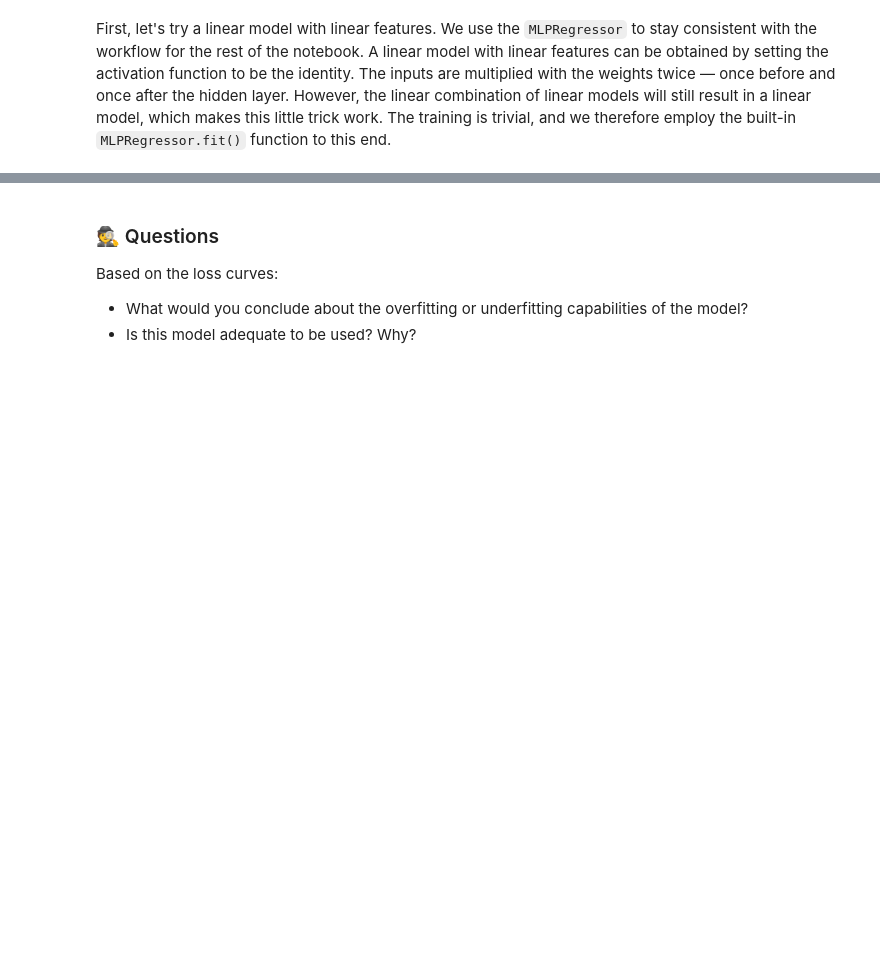
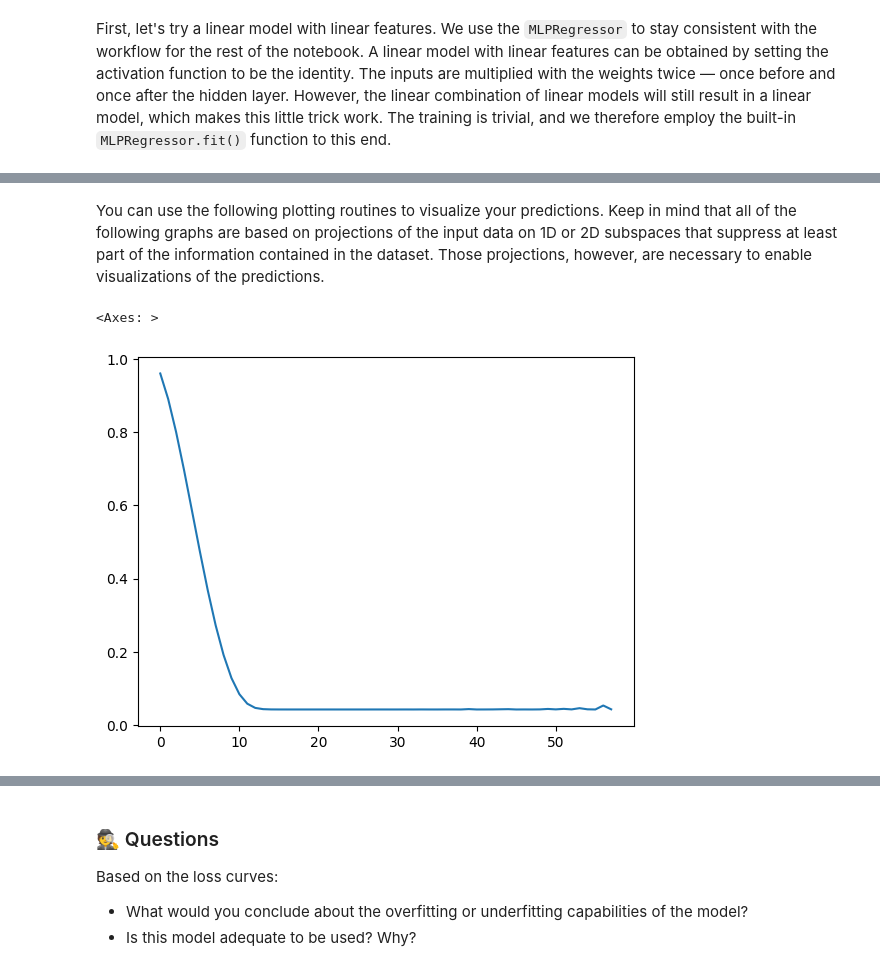
Before and after one commit to alextremo0205/MUDE_ML_Optimization_Project, a Jupyter notebook: 3_2.4_ML_Water_Networks.ipynb, the cells around one changed output, grey strips where cells are left out. Saved outputs shown, nothing was run; the diff lists cells and outputs as text; code cells hidden in the pictures; blank space fills up the shorter version.

```diff
--- a/3_2.4_ML_Water_Networks.ipynb
+++ b/3_2.4_ML_Water_Networks.ipynb
@@ -426,0 +301,11 @@ plt.show()
+# %%
+# Set up NN
+NN = MLPRegressor(solver='adam',
+                  hidden_layer_sizes=(128, 128, 128, 128),
+                  activation='relu',
+                  batch_size = 32,
+                  learning_rate='constant',
+                  )
+
+# train NN
+NN, _, rmse = NN_train(NN, X_train, y_train, X_val, y_val, max_epoch=100, verbose=True, lr_init=1e-1, lr_step=50)
@@ -426,0 +330,8 @@ plt.show()
+# %% [markdown]
+You can use the following plotting routines to visualize your predictions. Keep in mind that all of the following graphs are based on projections of the input data on 1D or 2D subspaces that suppress at least part of the information contained in the dataset. Those projections, however, are necessary to enable visualizations of the predictions.
+# %%
+import pandas as pd
+pd.Series(rmse).plot()
+# %% [output]
+<Axes: >
+[figure, added]
```
Also changed, not shown: parts of 71 cells of this notebook, 1 other file.
